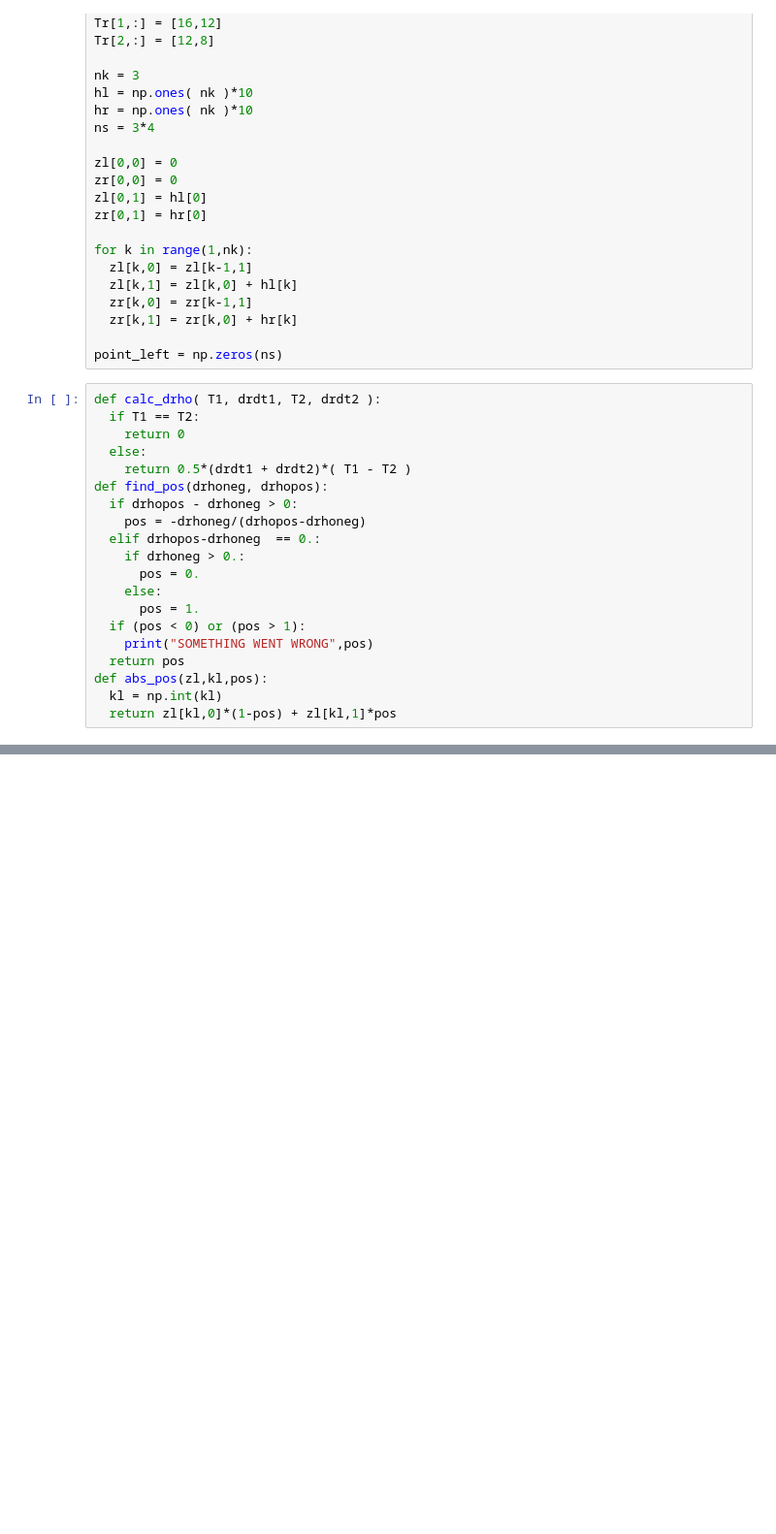
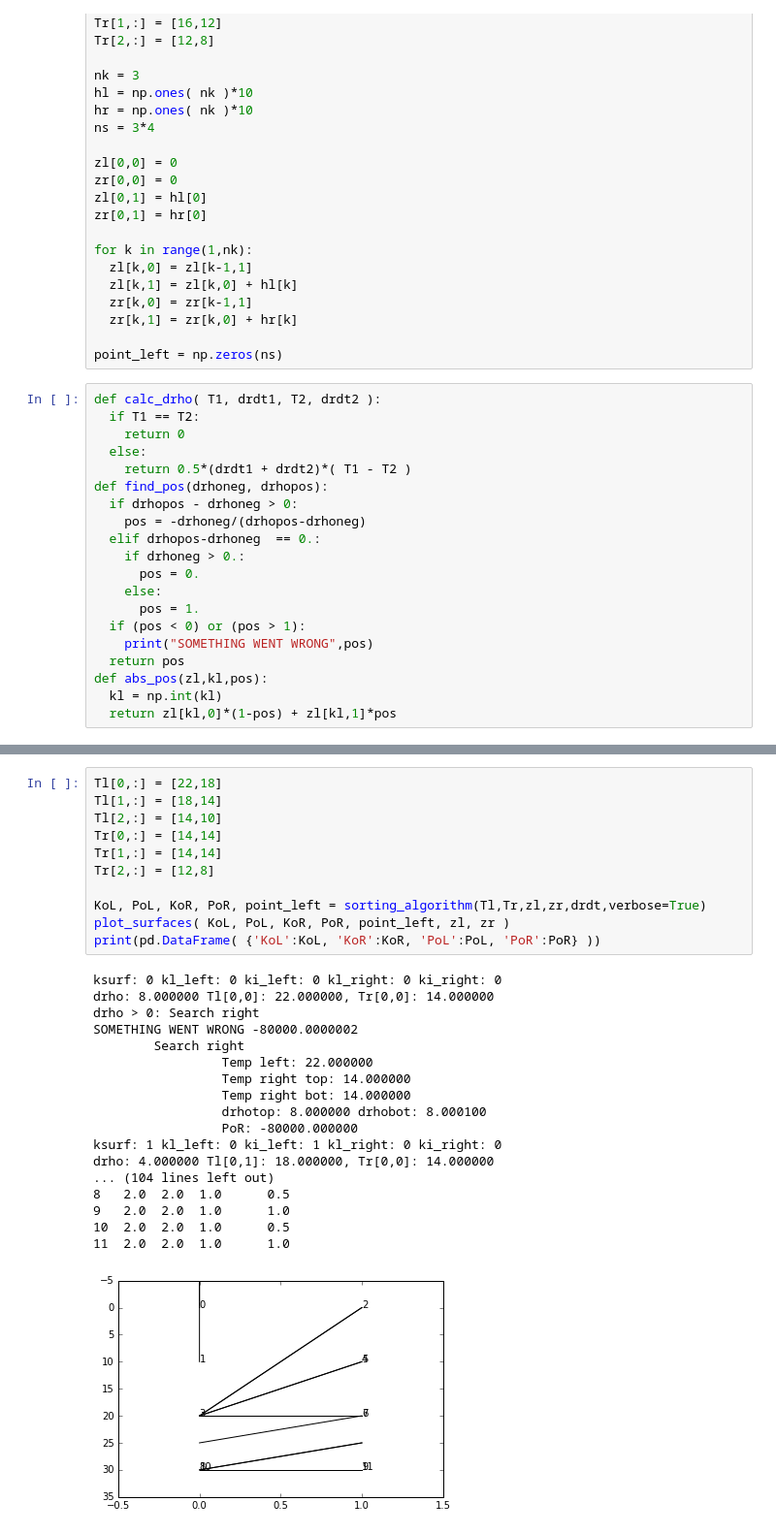
Before and after one commit to ashao/MOM6_cases, a Jupyter notebook: neutral_diffusion/demo/demonstrate_sorting.ipynb, the cells around one changed output, grey strips where cells are left out. Shown at 97% size. Saved outputs shown, nothing was run; the diff lists cells and outputs as text; blank space fills up the shorter version.

```diff
--- a/neutral_diffusion/demo/demonstrate_sorting.ipynb
+++ b/neutral_diffusion/demo/demonstrate_sorting.ipynb
@@ -229,0 +273,30 @@ print(output)
+# %%
+Tl[0,:] = [22,18]
+Tl[1,:] = [18,14]
+Tl[2,:] = [14,10]
+Tr[0,:] = [14,14]
+Tr[1,:] = [14,14]
+Tr[2,:] = [12,8]
+
+KoL, PoL, KoR, PoR, point_left = sorting_algorithm(Tl,Tr,zl,zr,drdt,verbose=True)
+plot_surfaces( KoL, PoL, KoR, PoR, point_left, zl, zr )
+print(pd.DataFrame( {'KoL':KoL, 'KoR':KoR, 'PoL':PoL, 'PoR':PoR} ))
+# %% [output]
+ksurf: 0 kl_left: 0 ki_left: 0 kl_right: 0 ki_right: 0
+drho: 8.000000 Tl[0,0]: 22.000000, Tr[0,0]: 14.000000
+drho > 0: Search right
+SOMETHING WENT WRONG -80000.0000002
+        Search right
+                 Temp left: 22.000000
+                 Temp right top: 14.000000
+                 Temp right bot: 14.000000
+                 drhotop: 8.000000 drhobot: 8.000100
+                 PoR: -80000.000000
+ksurf: 1 kl_left: 0 ki_left: 1 kl_right: 0 ki_right: 0
+drho: 4.000000 Tl[0,1]: 18.000000, Tr[0,0]: 14.000000
+... (104 lines left out)
+8   2.0  2.0  1.0      0.5
+9   2.0  2.0  1.0      1.0
+10  2.0  2.0  1.0      0.5
+11  2.0  2.0  1.0      1.0
+[figure, added]
```
Also changed, not shown: parts of 6 cells of this notebook.
